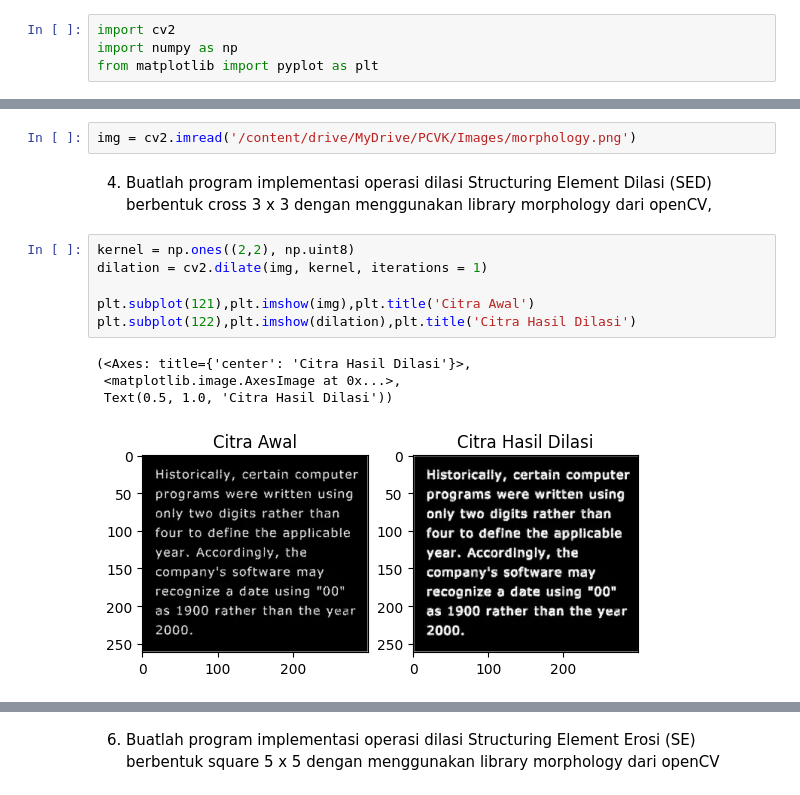
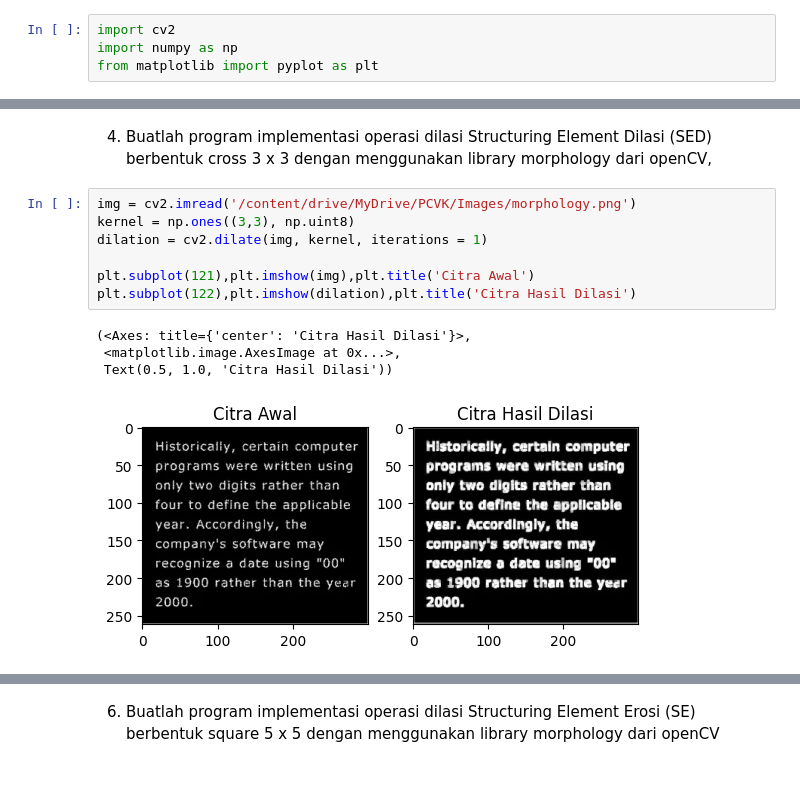
Before and after one commit to kausar-vento/PCVK_Genap_2023, a Jupyter notebook: Minggu 9/Week9.ipynb, the cells around one changed output, grey strips where cells are left out. Drawn from its saved outputs; the diff is of its cells as text.

```diff
--- a/Minggu 9/Week9.ipynb
+++ b/Minggu 9/Week9.ipynb
@@ -46,15 +51,14 @@ plt.subplot(122),plt.imshow(dilated_image, cmap='gray'),plt.title('Citra Hasil D
-# %%
-img = cv2.imread('/content/drive/MyDrive/PCVK/Images/morphology.png')
 # %% [markdown]
 4. Buatlah program implementasi operasi dilasi Structuring Element Dilasi (SED) berbentuk cross 3 x 3 dengan menggunakan library morphology dari openCV,
 # %%
-kernel = np.ones((2,2), np.uint8)
+img = cv2.imread('/content/drive/MyDrive/PCVK/Images/morphology.png')
+kernel = np.ones((3,3), np.uint8)
 dilation = cv2.dilate(img, kernel, iterations = 1)
 
 plt.subplot(121),plt.imshow(img),plt.title('Citra Awal')
 plt.subplot(122),plt.imshow(dilation),plt.title('Citra Hasil Dilasi')
 # %% [output]
 (<Axes: title={'center': 'Citra Hasil Dilasi'}>,
  <matplotlib.image.AxesImage at 0x...>,
  Text(0.5, 1.0, 'Citra Hasil Dilasi'))
-[figure, old version]
+[figure, new version]
```
Also changed, not shown: parts of 13 cells of this notebook.
